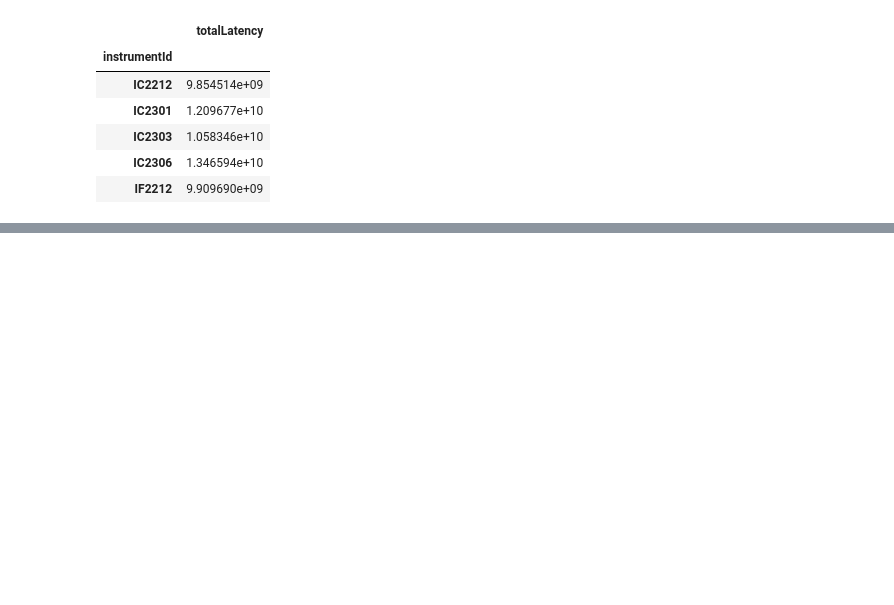
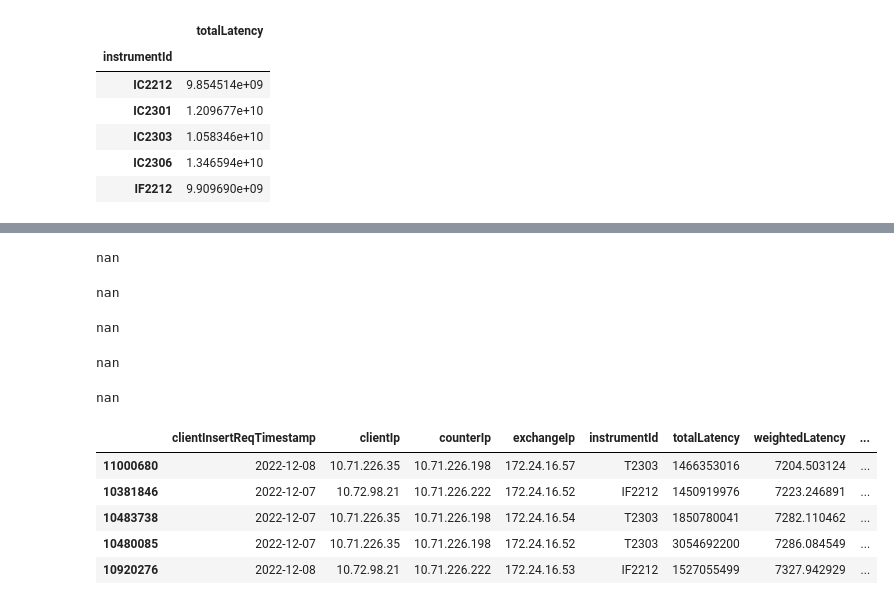
Before and after one commit to stanwu4/SecuritiesAndFuturesP2, a Jupyter notebook: Ratios.ipynb, the cells around one changed output, grey strips where cells are left out. Saved outputs shown, nothing was run; the diff lists cells and outputs as text; code cells hidden in the pictures; blank space fills up the shorter version.

```diff
--- a/Ratios.ipynb
+++ b/Ratios.ipynb
@@ -131,0 +364,10 @@ lastSevenDays.head()
+# %%
+subset = lastSevenDays[(lastSevenDays['clientIp'] == '10.71.226.35') &
+                       (lastSevenDays['counterIp'] == '10.71.226.198') &
+                       (lastSevenDays['exchangeIp'] == '172.24.16.57') &
+                       (lastSevenDays['instrumentId'] == 'T2303')&
+                       (lastSevenDays['clientInsertReqTimestamp'] == pd.to_datetime('2022-12-03').date())]
+median = subset['totalLatency'].median()
+print(median)
+# %% [output]
+nan
@@ -131,0 +381,10 @@ lastSevenDays.head()
+# %%
+subset = lastSevenDays[(lastSevenDays['clientIp'] == '10.72.98.21') &
+                       (lastSevenDays['counterIp'] == '10.71.226.222') &
+                       (lastSevenDays['exchangeIp'] == '172.24.16.52') &
+                       (lastSevenDays['instrumentId'] == 'IF2212') &
+                       (lastSevenDays['clientInsertReqTimestamp'] == pd.to_datetime('2022-12-03').date())]
+median = subset['totalLatency'].median()
+print(median)
+# %% [output]
+nan
@@ -131,0 +394,10 @@ lastSevenDays.head()
+# %%
+subset = lastSevenDays[(lastSevenDays['clientIp'] == '10.71.226.35') &
+                       (lastSevenDays['counterIp'] == '10.71.226.198') &
+                       (lastSevenDays['exchangeIp'] == '172.24.16.54') &
+                       (lastSevenDays['instrumentId'] == 'T2303') &
+                       (lastSevenDays['clientInsertReqTimestamp'] == pd.to_datetime('2022-12-03').date())]
+median = subset['totalLatency'].median()
+print(median)
+# %% [output]
+nan
@@ -131,0 +411,10 @@ lastSevenDays.head()
+# %%
+subset = lastSevenDays[(lastSevenDays['clientIp'] == '10.71.226.35') &
+                       (lastSevenDays['counterIp'] == '10.71.226.198') &
+                       (lastSevenDays['exchangeIp'] == '172.24.16.52') &
+                       (lastSevenDays['instrumentId'] == 'T2303') &
+                       (lastSevenDays['clientInsertReqTimestamp'] == pd.to_datetime('2022-12-03').date())]
+median = subset['totalLatency'].median()
+print(median)
+# %% [output]
+nan
@@ -131,0 +428,10 @@ lastSevenDays.head()
+# %%
+subset = lastSevenDays[(lastSevenDays['clientIp'] == '10.72.98.21') &
+                       (lastSevenDays['counterIp'] == '10.71.226.222') &
+                       (lastSevenDays['exchangeIp'] == '172.24.16.53') &
+                       (lastSevenDays['instrumentId'] == 'IF2212') &
+                       (lastSevenDays['clientInsertReqTimestamp'] == pd.to_datetime('2022-12-03').date())]
+median = subset['totalLatency'].median()
+print(median)
+# %% [output]
+nan
@@ -131,0 +441,10 @@ lastSevenDays.head()
+# %%
+#final results
+result_df.head()
+# %% [output]
+|  | clientInsertReqTimestamp | clientIp | counterIp | exchangeIp | instrumentId | totalLatency | weightedLatency | ... |
+| 11000680 | 2022-12-08 | 10.71.226.35 | 10.71.226.198 | 172.24.16.57 | T2303 | 1466353016 | 7204.503124 | ... |
+| 10381846 | 2022-12-07 | 10.72.98.21 | 10.71.226.222 | 172.24.16.52 | IF2212 | 1450919976 | 7223.246891 | ... |
+| 10483738 | 2022-12-07 | 10.71.226.35 | 10.71.226.198 | 172.24.16.54 | T2303 | 1850780041 | 7282.110462 | ... |
+| 10480085 | 2022-12-07 | 10.71.226.35 | 10.71.226.198 | 172.24.16.52 | T2303 | 3054692200 | 7286.084549 | ... |
+| 10920276 | 2022-12-08 | 10.72.98.21 | 10.71.226.222 | 172.24.16.53 | IF2212 | 1527055499 | 7327.942929 | ... |
```
Also changed, not shown: parts of 27 cells of this notebook.
